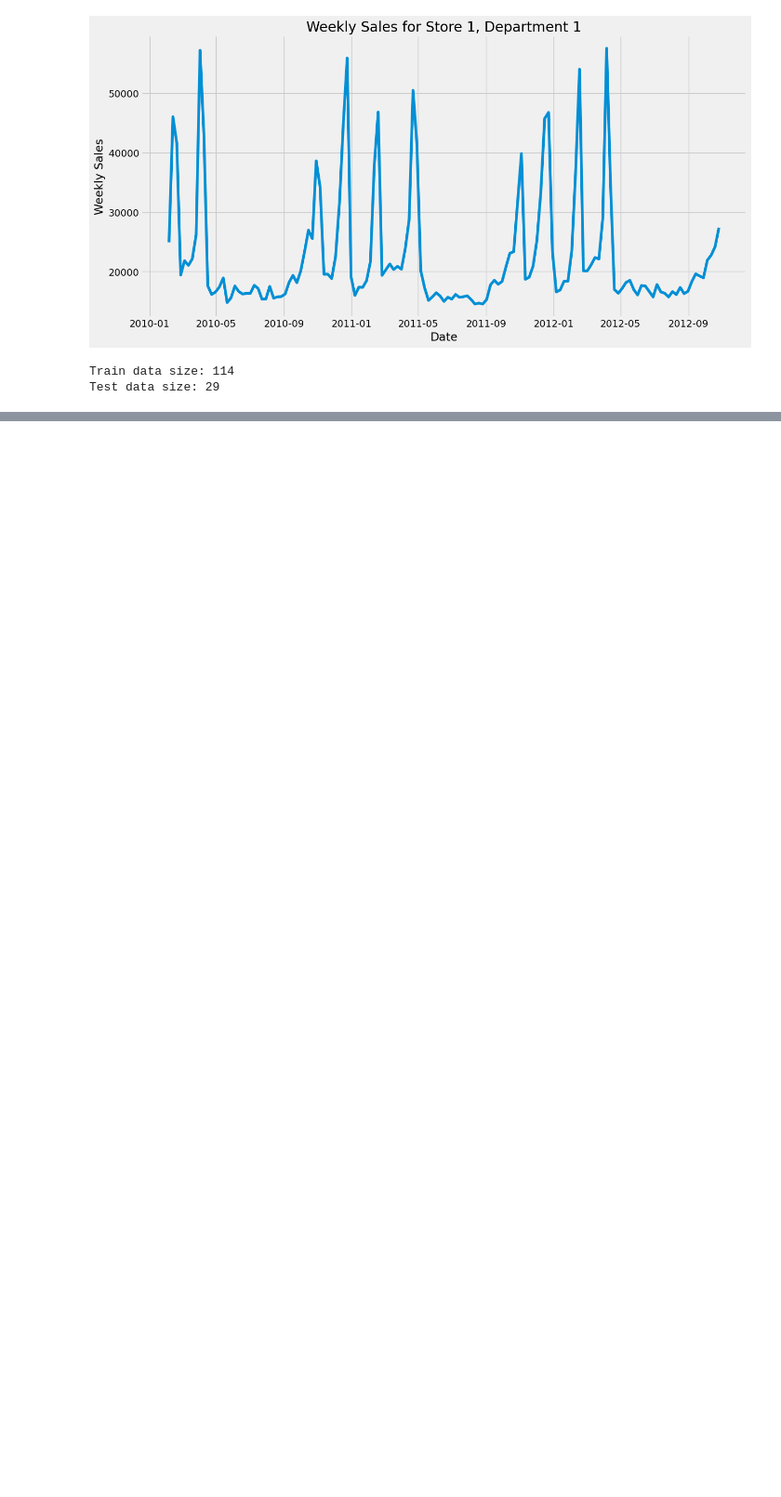
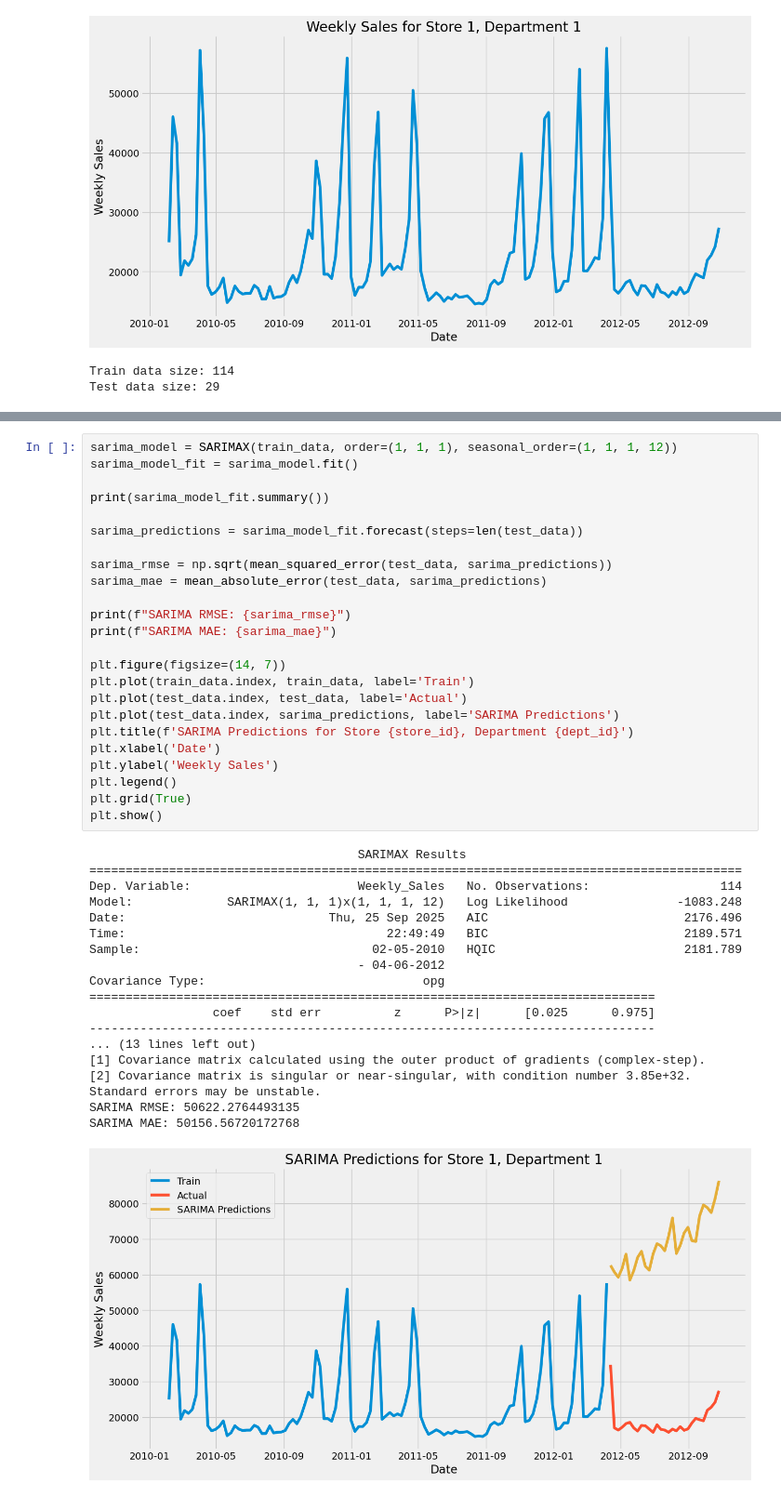
Before and after one commit to MiltonTMuzhanye/Sales_Forecast_Prediction, a Jupyter notebook: Sales_forecast.ipynb, the cells around one changed output, grey strips where cells are left out. Shown at 93% size. Saved outputs shown, nothing was run; the diff lists cells and outputs as text; blank space fills up the shorter version.

```diff
--- a/Sales_forecast.ipynb
+++ b/Sales_forecast.ipynb
@@ -228,0 +272,43 @@ Test data size: 29
+# %%
+sarima_model = SARIMAX(train_data, order=(1, 1, 1), seasonal_order=(1, 1, 1, 12))
+sarima_model_fit = sarima_model.fit()
+
+print(sarima_model_fit.summary())
+
+sarima_predictions = sarima_model_fit.forecast(steps=len(test_data))
+
+sarima_rmse = np.sqrt(mean_squared_error(test_data, sarima_predictions))
+sarima_mae = mean_absolute_error(test_data, sarima_predictions)
+
+print(f"SARIMA RMSE: {sarima_rmse}")
+print(f"SARIMA MAE: {sarima_mae}")
+
+plt.figure(figsize=(14, 7))
+plt.plot(train_data.index, train_data, label='Train')
+plt.plot(test_data.index, test_data, label='Actual')
+plt.plot(test_data.index, sarima_predictions, label='SARIMA Predictions')
+plt.title(f'SARIMA Predictions for Store {store_id}, Department {dept_id}')
+plt.xlabel('Date')
+plt.ylabel('Weekly Sales')
+plt.legend()
+plt.grid(True)
+plt.show()
+# %% [output]
+                                     SARIMAX Results
+==========================================================================================
+Dep. Variable:                       Weekly_Sales   No. Observations:                  114
+Model:             SARIMAX(1, 1, 1)x(1, 1, 1, 12)   Log Likelihood               -1083.248
+Date:                            Thu, 25 Sep 2025   AIC                           2176.496
+Time:                                    22:49:49   BIC                           2189.571
+Sample:                                02-05-2010   HQIC                          2181.789
+                                     - 04-06-2012
+Covariance Type:                              opg
+==============================================================================
+                 coef    std err          z      P>|z|      [0.025      0.975]
+------------------------------------------------------------------------------
+... (13 lines left out)
+[1] Covariance matrix calculated using the outer product of gradients (complex-step).
+[2] Covariance matrix is singular or near-singular, with condition number 3.85e+32. Standard errors may be unstable.
+SARIMA RMSE: 50622.2764493135
+SARIMA MAE: 50156.56720172768
+[figure, added]
```
Also changed, not shown: parts of 2 cells of this notebook.
